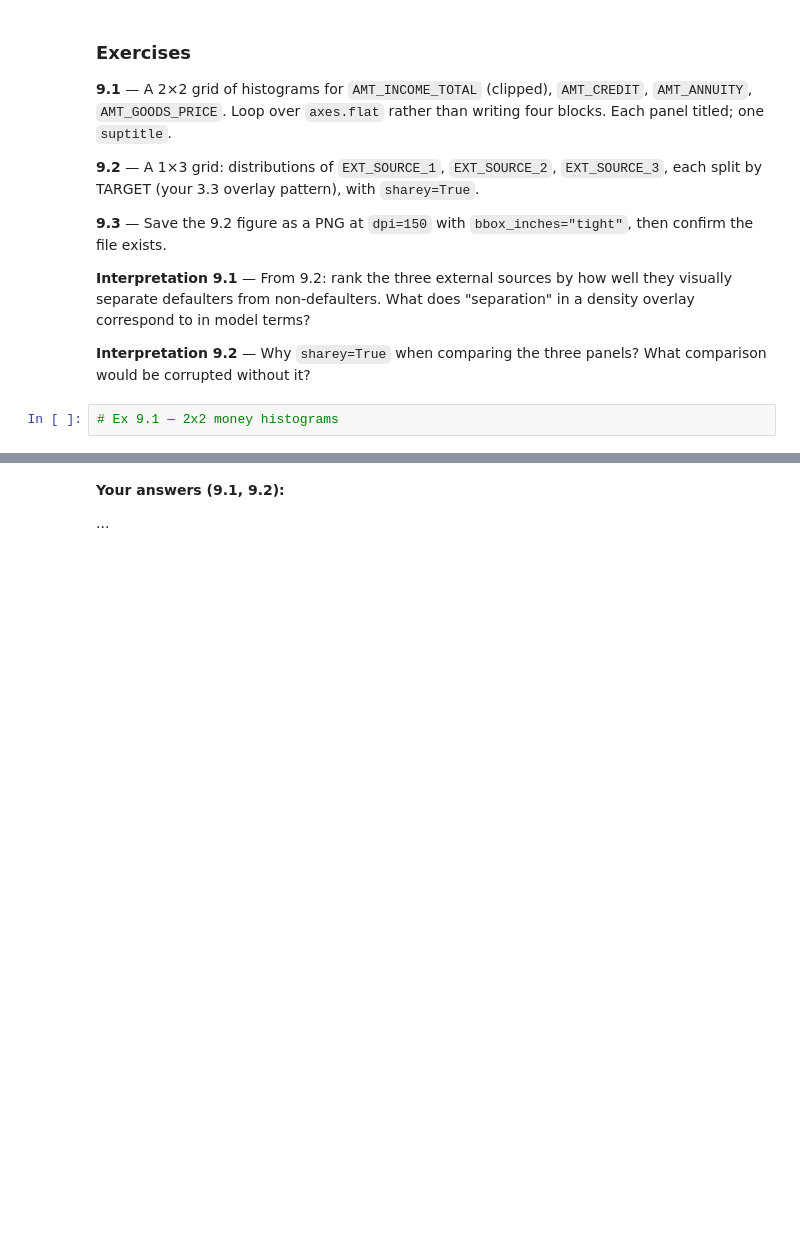
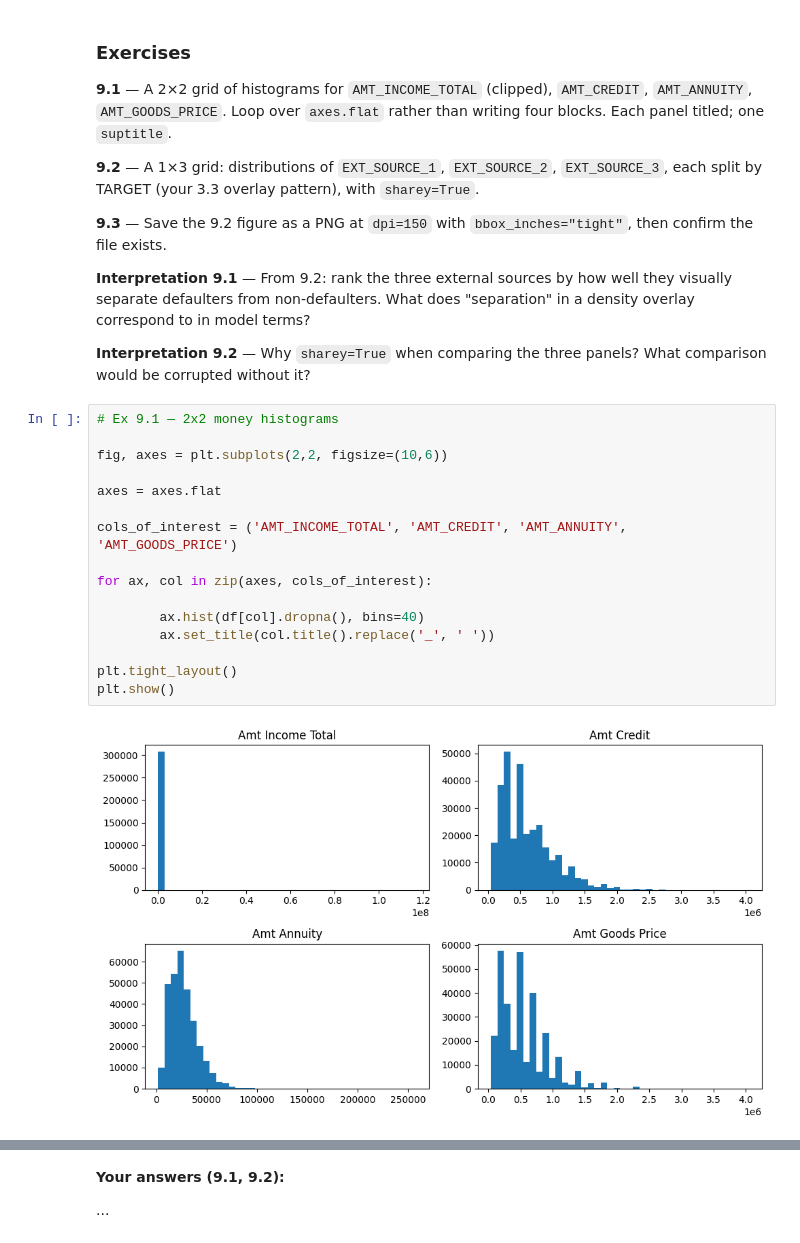
Before and after one commit to smallchuch/CreditRiskLearning, a Jupyter notebook: Learning Journey/1.5 Matplotlib + Seaborn/matplotlib_seaborn_practice_home_credit.ipynb, the cells around one changed output, grey strips where cells are left out. Cells and saved outputs as stored; diff of their text form; blank space fills up the shorter version.

```diff
--- a/Learning Journey/1.5 Matplotlib + Seaborn/matplotlib_seaborn_practice_home_credit.ipynb
+++ b/Learning Journey/1.5 Matplotlib + Seaborn/matplotlib_seaborn_practice_home_credit.ipynb
@@ -1339,5 +1441,21 @@ fig.savefig("figure.png", dpi=150, bbox_inches="tight")
 **Interpretation 9.2** — Why `sharey=True` when comparing the three panels? What comparison would be corrupted without it?
 # %%
 # Ex 9.1 — 2x2 money histograms
+
+fig, axes = plt.subplots(2,2, figsize=(10,6))
+
+axes = axes.flat
+
+cols_of_interest = ('AMT_INCOME_TOTAL', 'AMT_CREDIT', 'AMT_ANNUITY', 'AMT_GOODS_PRICE')
+
+for ax, col in zip(axes, cols_of_interest):
+
+        ax.hist(df[col].dropna(), bins=40)
+        ax.set_title(col.title().replace('_', ' '))
+
+plt.tight_layout()
+plt.show()
+# %% [output]
+[figure, added]
 # %%
 # Ex 9.2 — EXT_SOURCE panels by TARGET
```
Also changed, not shown: parts of 9 cells of this notebook, 2 other files.
